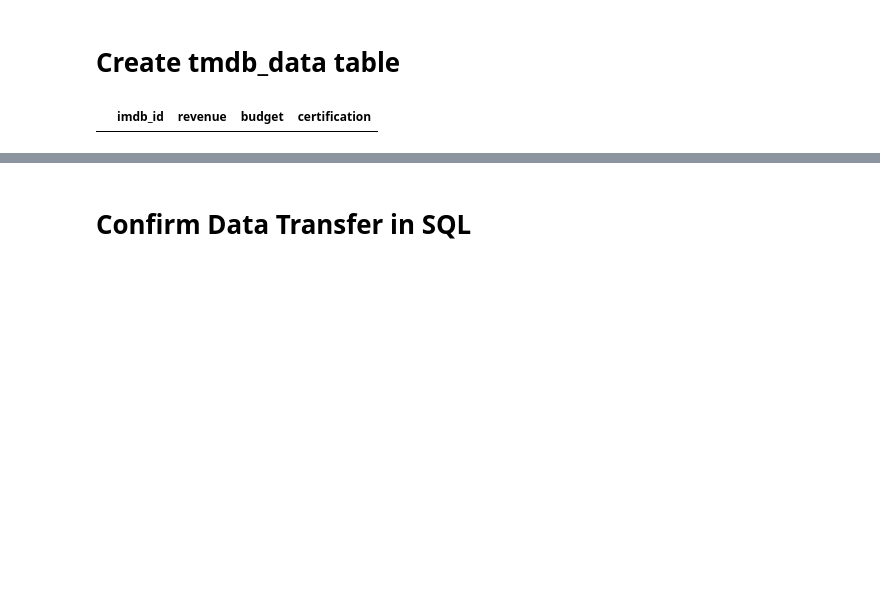
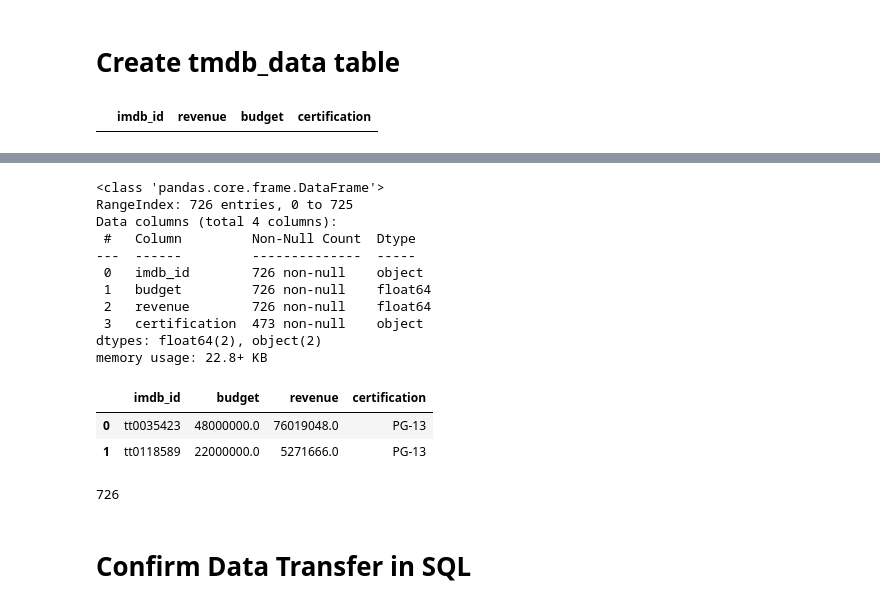
Before and after one commit to LoveidaLucero/Movie-Success-Analysis, a Jupyter notebook: Part 3B.ipynb, the cells around one changed output, grey strips where cells are left out. Saved outputs shown, nothing was run; the diff lists cells and outputs as text; code cells hidden in the pictures; blank space fills up the shorter version.

```diff
--- a/Part 3B.ipynb
+++ b/Part 3B.ipynb
@@ -234,3 +258,28 @@ engine.execute(q)
+# %%
+cols_to_drop = ['adult','backdrop_path','belongs_to_collection','genres','homepage','id','original_language','original_title','overview','popularity','poster_path','production_companies','production_countries','release_date','runtime','spoken_languages','status','tagline','title','video','vote_average','vote_count']
+tmdb_data=tmdb_data_raw.drop(columns=cols_to_drop)
+tmdb_data.info()
+tmdb_data.head(2)
+# %% [output]
+<class 'pandas.core.frame.DataFrame'>
+RangeIndex: 726 entries, 0 to 725
+Data columns (total 4 columns):
+ #   Column         Non-Null Count  Dtype
+---  ------         --------------  -----
+ 0   imdb_id        726 non-null    object
+ 1   budget         726 non-null    float64
+ 2   revenue        726 non-null    float64
+ 3   certification  473 non-null    object
+dtypes: float64(2), object(2)
+memory usage: 22.8+ KB
+|  | imdb_id | budget | revenue | certification |
+| 0 | tt0035423 | 48000000.0 | 76019048.0 | PG-13 |
+| 1 | tt0118589 | 22000000.0 | 5271666.0 | PG-13 |
+# %%
+# Load df to sql
+tmdb_data.to_sql('tmdb_data', engine, index=False, if_exists='append')
+# %% [output]
+726
 # %% [markdown]
 # Confirm Data Transfer in SQL
 # %%
```
Also changed, not shown: parts of 3 cells of this notebook, 2 other files.
